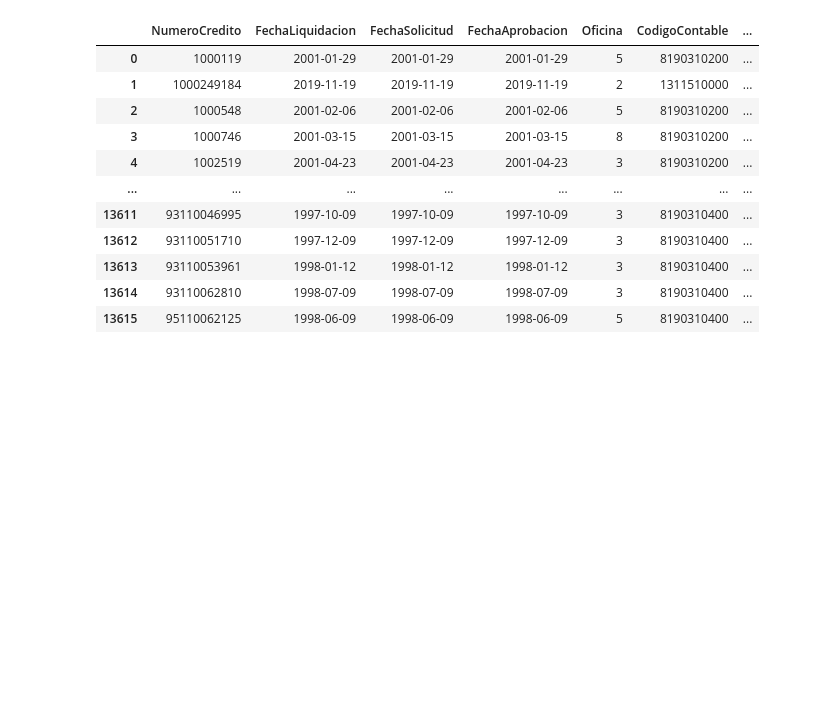
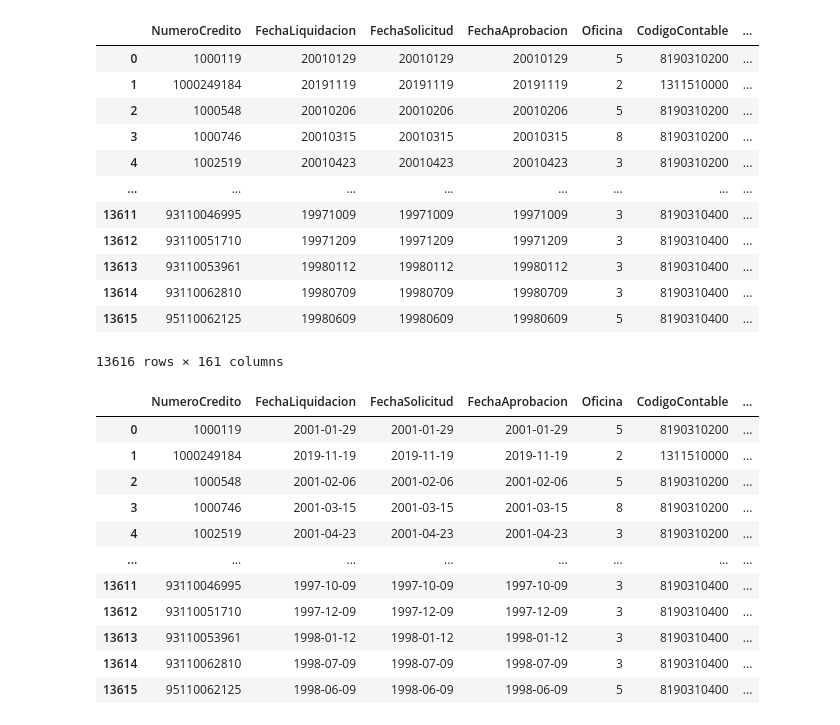
Before and after one commit to BAXTOR95/at-lrr, a Jupyter notebook: backend/app/jupyter_notebooks/AT04.ipynb, the cells around one changed output. Cells and saved outputs as stored; diff of their text form; code cells hidden in the pictures; blank space fills up the shorter version.

```diff
--- a/backend/app/jupyter_notebooks/AT04.ipynb
+++ b/backend/app/jupyter_notebooks/AT04.ipynb
@@ -84,6 +84,29 @@ amounts = [
     'RendimientosCobrarLitigio', 'InteresEfectivamenteCobrado', 'PorcentajeComisionFlat',
     'MontoComisionFlat', 'MontoInteresCuentaOrden', 'CapitalTransferido', 'UnidadValoracionAT04'
 ]
+# %%
+at04_df = pd.read_csv('../vol/web/media/insumos/automatic/AT04_200210.txt',
+                      sep='~',
+                      low_memory=False,
+                      encoding="latin",
+                      header=None,
+                      names=labels)
+# %%
+at04_df
+# %% [output]
+|  | NumeroCredito | FechaLiquidacion | FechaSolicitud | FechaAprobacion | Oficina | CodigoContable | ... |
+| 0 | 1000119 | 20010129 | 20010129 | 20010129 | 5 | 8190310200 | ... |
+| 1 | 1000249184 | 20191119 | 20191119 | 20191119 | 2 | 1311510000 | ... |
+| 2 | 1000548 | 20010206 | 20010206 | 20010206 | 5 | 8190310200 | ... |
+| 3 | 1000746 | 20010315 | 20010315 | 20010315 | 8 | 8190310200 | ... |
+| 4 | 1002519 | 20010423 | 20010423 | 20010423 | 3 | 8190310200 | ... |
+| ... | ... | ... | ... | ... | ... | ... | ... |
+| 13611 | 93110046995 | 19971009 | 19971009 | 19971009 | 3 | 8190310400 | ... |
+| 13612 | 93110051710 | 19971209 | 19971209 | 19971209 | 3 | 8190310400 | ... |
+| 13613 | 93110053961 | 19980112 | 19980112 | 19980112 | 3 | 8190310400 | ... |
+| 13614 | 93110062810 | 19980709 | 19980709 | 19980709 | 3 | 8190310400 | ... |
+| 13615 | 95110062125 | 19980609 | 19980609 | 19980609 | 5 | 8190310400 | ... |
+13616 rows × 161 columns
 # %%
 at04_df = pd.read_csv('../vol/web/media/insumos/automatic/AT04_200210.txt',
                       sep='~',
```
Also changed, not shown: parts of 4 cells of this notebook, 19 other files.
